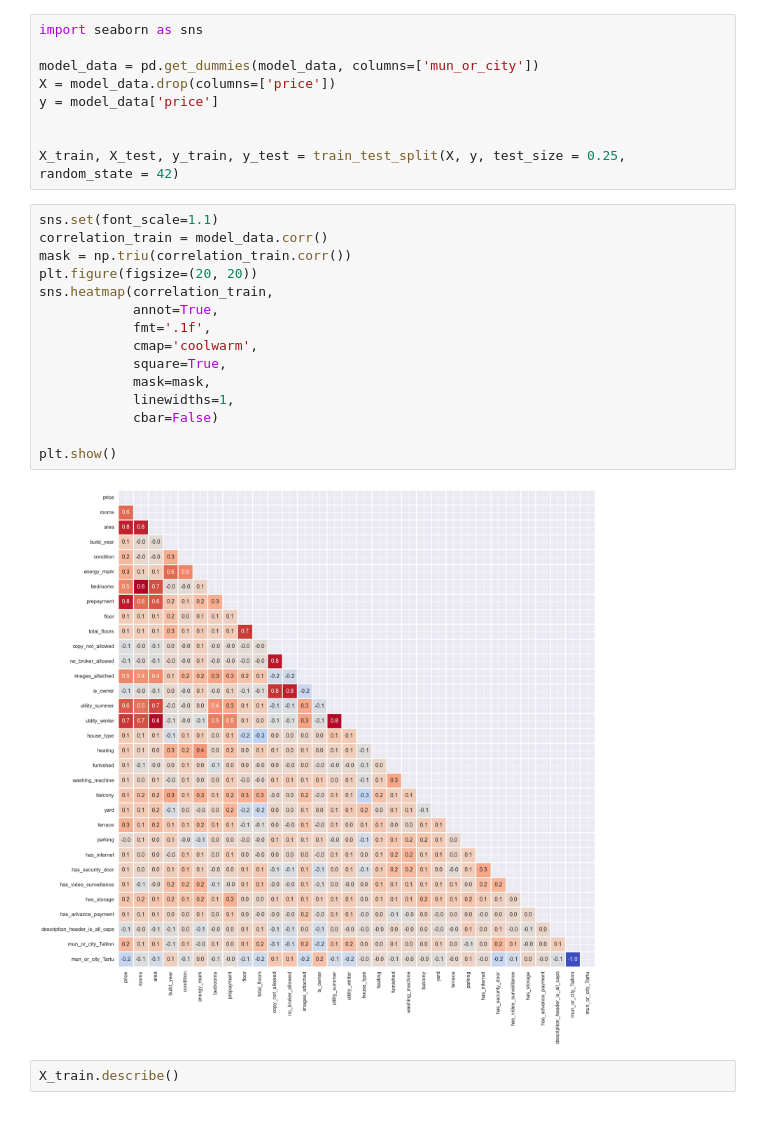
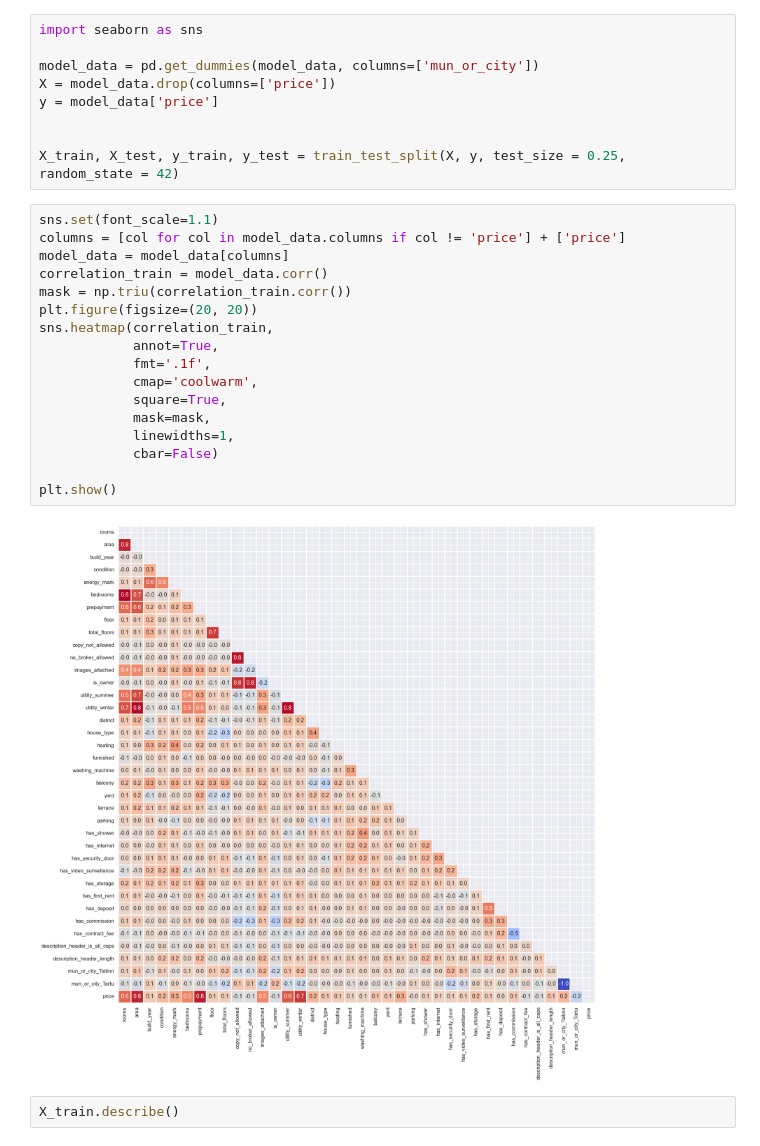
Before and after one commit to S33bu/DS_RENT, a Jupyter notebook: modelling.ipynb, the cells around one changed output. Cells and saved outputs as stored; diff of their text form.

```diff
--- a/modelling.ipynb
+++ b/modelling.ipynb
@@ -34,21 +34,23 @@ y = model_data['price']
 X_train, X_test, y_train, y_test = train_test_split(X, y, test_size = 0.25, random_state = 42)
 # %%
 sns.set(font_scale=1.1)
+columns = [col for col in model_data.columns if col != 'price'] + ['price']
+model_data = model_data[columns]
 correlation_train = model_data.corr()
 mask = np.triu(correlation_train.corr())
 plt.figure(figsize=(20, 20))
 sns.heatmap(correlation_train,
             annot=True,
             fmt='.1f',
             cmap='coolwarm',
             square=True,
             mask=mask,
             linewidths=1,
             cbar=False)
 
 plt.show()
 # %% [output]
-[figure, old version]
+[figure, new version]
 # %%
 X_train.describe()
 # %% [output]
```
Also changed, not shown: parts of 10 cells of this notebook, 1 other file.
